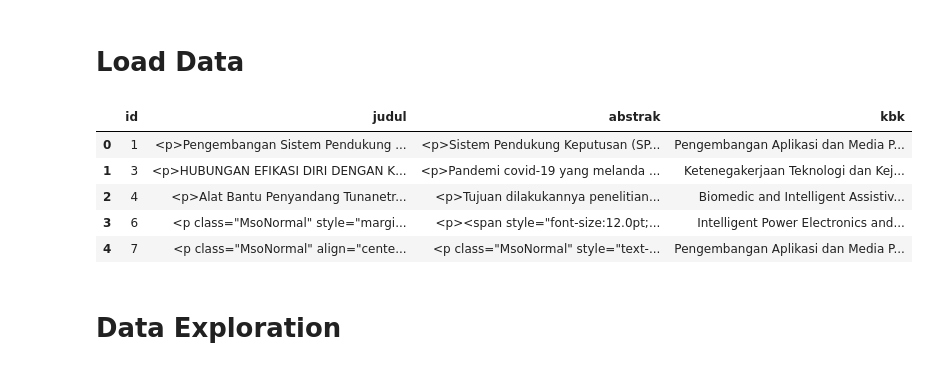
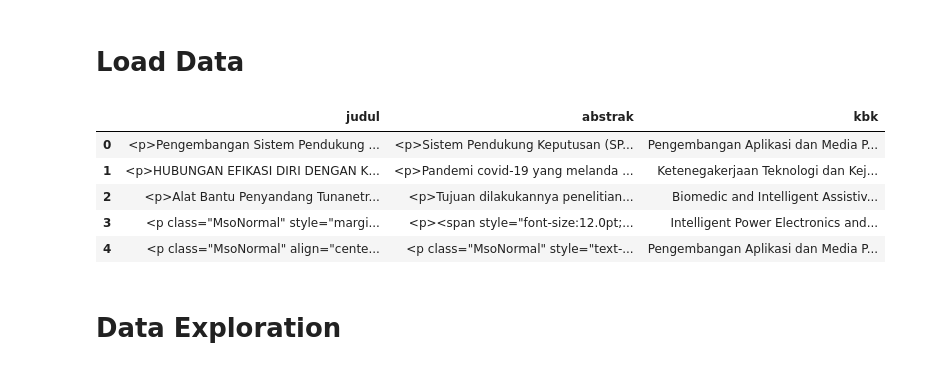
Before and after one commit to mercyano/klasifikasi-kbk, a Jupyter notebook: preprocessing.ipynb, the cells around one changed output. Drawn from its saved outputs; the diff is of its cells as text; code cells hidden in the pictures.

```diff
--- a/preprocessing.ipynb
+++ b/preprocessing.ipynb
@@ -3,13 +3,14 @@
 # %%
 import numpy as np
 import pandas as pd
 
 df = pd.read_csv('data/dataKBK.csv')
+del df['id']
 df.head()
 # %% [output]
-|  | id | judul | abstrak | kbk |
-| 0 | 1 | <p>Pengembangan Sistem Pendukung ... | <p>Sistem Pendukung Keputusan (SP... | Pengembangan Aplikasi dan Media P... |
-| 1 | 3 | <p>HUBUNGAN EFIKASI DIRI DENGAN K... | <p>Pandemi covid-19 yang melanda ... | Ketenegakerjaan Teknologi dan Kej... |
-| 2 | 4 | <p>Alat Bantu Penyandang Tunanetr... | <p>Tujuan dilakukannya penelitian... | Biomedic and Intelligent Assistiv... |
-| 3 | 6 | <p class="MsoNormal" style="margi... | <p><span style="font-size:12.0pt;... | Intelligent Power Electronics and... |
-| 4 | 7 | <p class="MsoNormal" align="cente... | <p class="MsoNormal" style="text-... | Pengembangan Aplikasi dan Media P... |
+|  | judul | abstrak | kbk |
+| 0 | <p>Pengembangan Sistem Pendukung ... | <p>Sistem Pendukung Keputusan (SP... | Pengembangan Aplikasi dan Media P... |
+| 1 | <p>HUBUNGAN EFIKASI DIRI DENGAN K... | <p>Pandemi covid-19 yang melanda ... | Ketenegakerjaan Teknologi dan Kej... |
+| 2 | <p>Alat Bantu Penyandang Tunanetr... | <p>Tujuan dilakukannya penelitian... | Biomedic and Intelligent Assistiv... |
+| 3 | <p class="MsoNormal" style="margi... | <p><span style="font-size:12.0pt;... | Intelligent Power Electronics and... |
+| 4 | <p class="MsoNormal" align="cente... | <p class="MsoNormal" style="text-... | Pengembangan Aplikasi dan Media P... |
```
Also changed, not shown: parts of 1 cell of this notebook, 2 other files.
